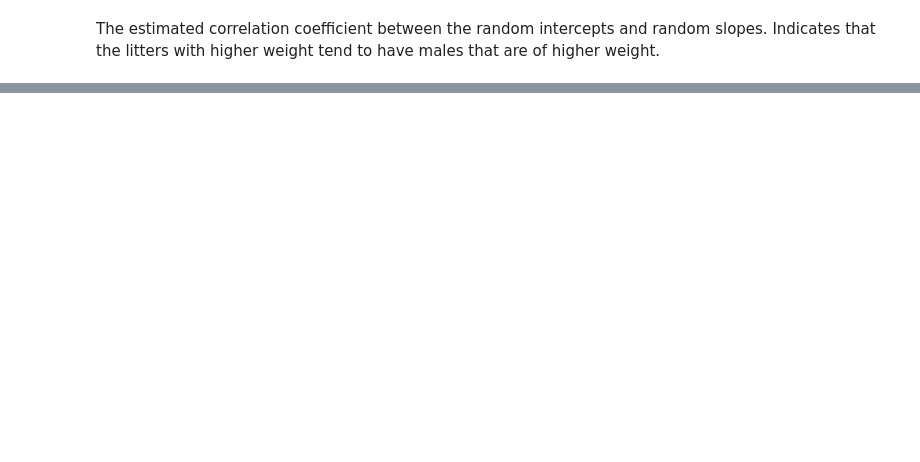
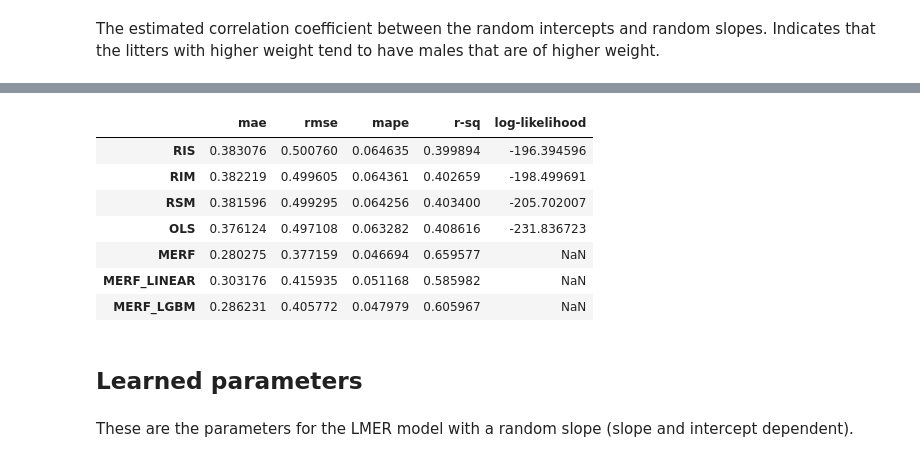
Before and after one commit to oneoffcoder/books, a Jupyter notebook: sphinx/datascience/source/mixed-effect-regression.ipynb, the cells around one changed output, grey strips where cells are left out. Saved outputs shown, nothing was run; the diff lists cells and outputs as text; code cells hidden in the pictures; blank space fills up the shorter version.

```diff
--- a/sphinx/datascience/source/mixed-effect-regression.ipynb
+++ b/sphinx/datascience/source/mixed-effect-regression.ipynb
@@ -304,0 +337,9 @@ model.params['litter x C(sex)[T.Male] Cov'] / np.sqrt(model.params['litter Var']
+# %%
+from merf import MERF
+from sklearn.ensemble import RandomForestRegressor
+
+merf = MERF(
+    fixed_effects_model=RandomForestRegressor(n_estimators=30, n_jobs=-1, random_state=37),
+    max_iterations=20
+)
+merf.fit(X, Z, clusters, y)
@@ -304,0 +370,4 @@ model.params['litter x C(sex)[T.Male] Cov'] / np.sqrt(model.params['litter Var']
+# %%
+merf_df = pd.DataFrame([get_performance(merf, X, y, Z, clusters)], index=['MERF'])
+
+pd.concat([lmer_df, merf_df])
@@ -304,0 +383,8 @@ model.params['litter x C(sex)[T.Male] Cov'] / np.sqrt(model.params['litter Var']
+# %%
+from sklearn.linear_model import LinearRegression
+
+merf_linear = MERF(
+    fixed_effects_model=LinearRegression(),
+    max_iterations=20
+)
+merf_linear.fit(X, Z, clusters, y)
@@ -304,0 +413,8 @@ model.params['litter x C(sex)[T.Male] Cov'] / np.sqrt(model.params['litter Var']
+# %%
+from lightgbm import LGBMRegressor
+
+merf_lbgm = MERF(
+    fixed_effects_model=LGBMRegressor(),
+    max_iterations=20
+)
+merf_lbgm.fit(X, Z, clusters, y)
@@ -304,0 +443,18 @@ model.params['litter x C(sex)[T.Male] Cov'] / np.sqrt(model.params['litter Var']
+# %%
+linear_df = pd.DataFrame([get_performance(merf_linear, X, y, Z, clusters)], index=['MERF_LINEAR'])
+lgbm_df = pd.DataFrame([get_performance(merf_lbgm, X, y, Z, clusters)], index=['MERF_LGBM'])
+
+pd.concat([lmer_df, merf_df, linear_df, lgbm_df])
+# %% [output]
+|  | mae | rmse | mape | r-sq | log-likelihood |
+| RIS | 0.383076 | 0.500760 | 0.064635 | 0.399894 | -196.394596 |
+| RIM | 0.382219 | 0.499605 | 0.064361 | 0.402659 | -198.499691 |
+| RSM | 0.381596 | 0.499295 | 0.064256 | 0.403400 | -205.702007 |
+| OLS | 0.376124 | 0.497108 | 0.063282 | 0.408616 | -231.836723 |
+| MERF | 0.280275 | 0.377159 | 0.046694 | 0.659577 | NaN |
+| MERF_LINEAR | 0.303176 | 0.415935 | 0.051168 | 0.585982 | NaN |
+| MERF_LGBM | 0.286231 | 0.405772 | 0.047979 | 0.605967 | NaN |
+# %% [markdown]
+## Learned parameters
+# %% [markdown]
+These are the parameters for the LMER model with a random slope (slope and intercept dependent).
```
Also changed, not shown: parts of 29 cells of this notebook.
